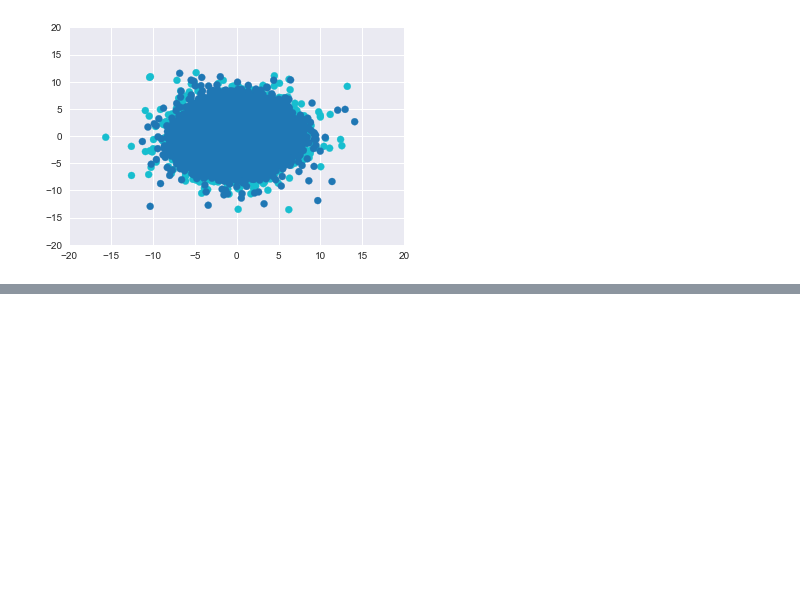
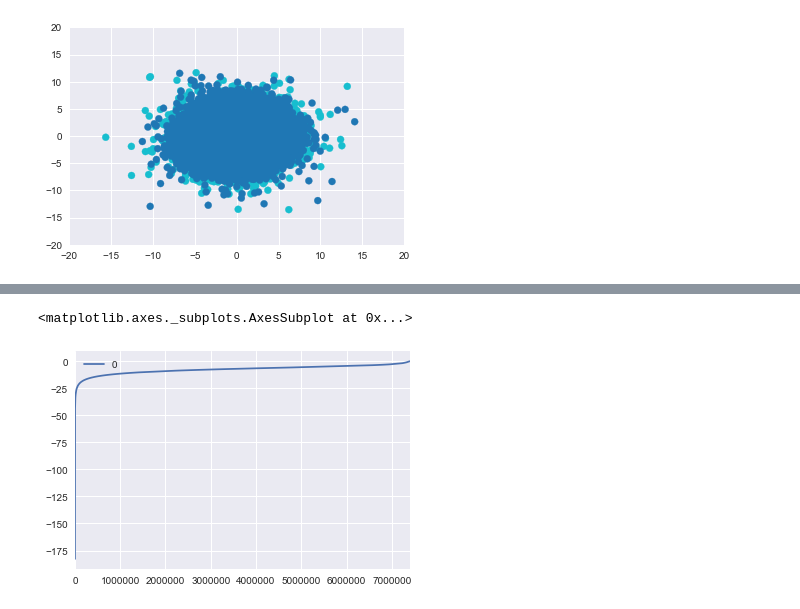
Before and after one commit to gclen/umap-doc2vec-testing, a Jupyter notebook: umap_with_imdb.ipynb, the cells around one changed output, grey strips where cells are left out. Cells and saved outputs as stored; diff of their text form; code cells hidden in the pictures; blank space fills up the shorter version.

```diff
--- a/umap_with_imdb.ipynb
+++ b/umap_with_imdb.ipynb
@@ -76,0 +134,3 @@ plt.scatter(x=df2['x'], y=df2['y'], c=df2['labels'], cmap='tab10')
+# %%
+%%time
+graph = fuzzy_simplicial_set(review_array, u.n_neighbors, u.oversampling)
@@ -76,0 +140,5 @@ plt.scatter(x=df2['x'], y=df2['y'], c=df2['labels'], cmap='tab10')
+# %%
+row_idx, col_idx, non_zero_val = find(graph)
+# %%
+logs = np.log(non_zero_val)
+sorted(logs)
@@ -76,0 +163,7 @@ plt.scatter(x=df2['x'], y=df2['y'], c=df2['labels'], cmap='tab10')
+# %%
+logs_df = pd.DataFrame(sorted(logs))
+# %%
+logs_df.plot()
+# %% [output]
+<matplotlib.axes._subplots.AxesSubplot at 0x...>
+[figure, added]
```
Also changed, not shown: parts of 31 cells of this notebook.
